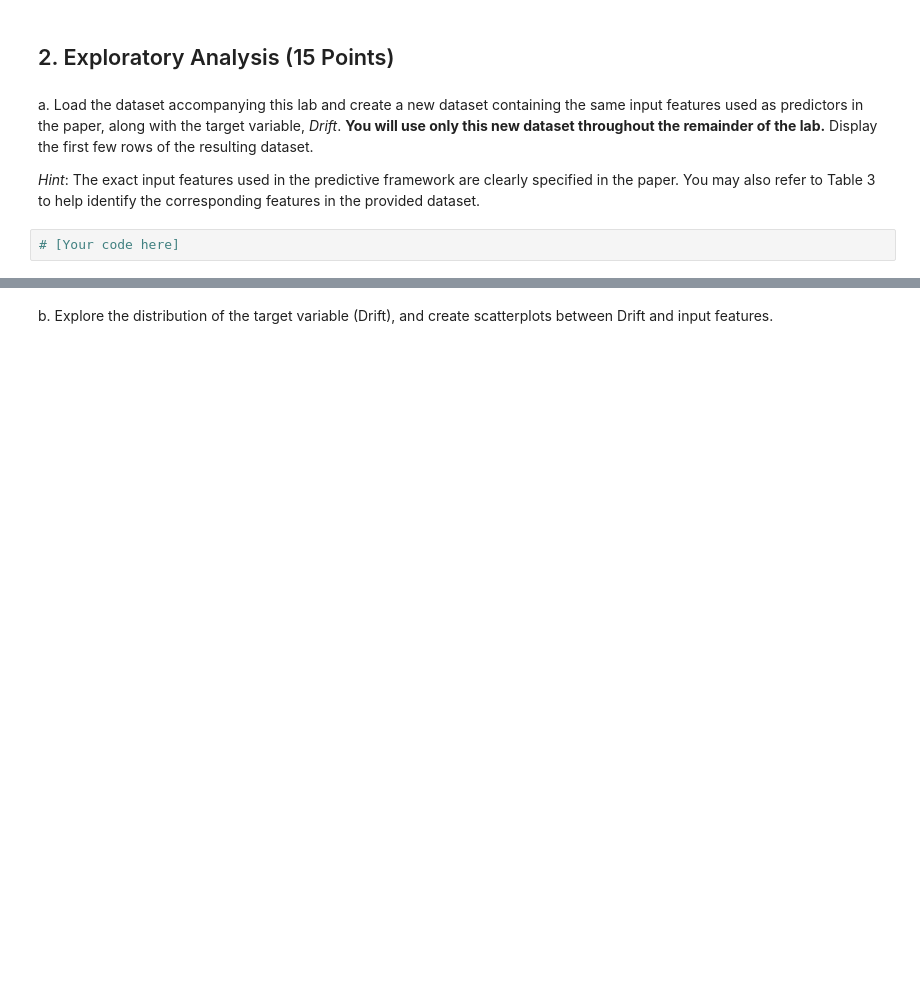
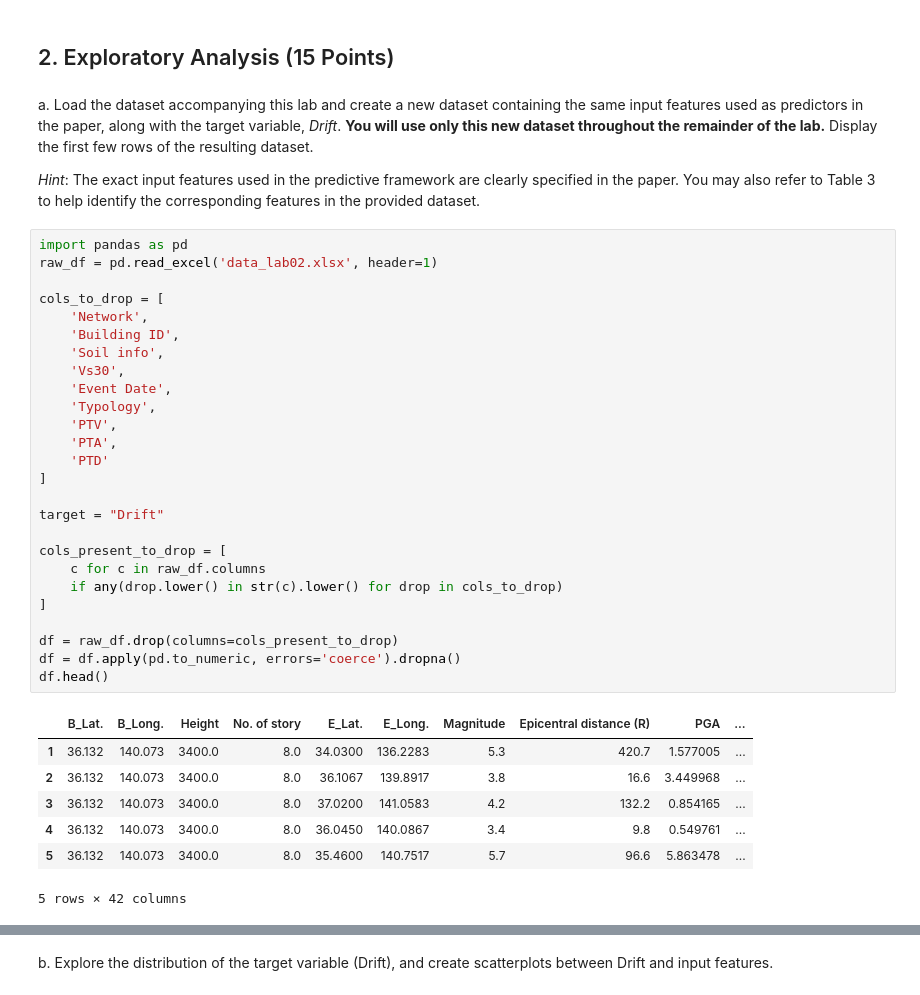
Before and after one commit to MaxGuryan9/Seismic-support-vector-regression_DS4021, a Jupyter notebook: 02-seismic-support-vector-regression.ipynb, the cells around one changed output, grey strips where cells are left out. Drawn from its saved outputs; the diff is of its cells as text; blank space fills up the shorter version.

```diff
--- a/02-seismic-support-vector-regression.ipynb
+++ b/02-seismic-support-vector-regression.ipynb
@@ -58,4 +86,36 @@ a. Load the dataset accompanying this lab and create a new dataset containing th
 
 *Hint*: The exact input features used in the predictive framework are clearly specified in the paper. You may also refer to Table 3 to help identify the corresponding features in the provided dataset.
 # %%
-# [Your code here]
+import pandas as pd
+raw_df = pd.read_excel('data_lab02.xlsx', header=1)
+
+cols_to_drop = [
+    'Network',
+    'Building ID',
+    'Soil info',
+    'Vs30',
+    'Event Date',
+    'Typology',
+    'PTV',
+    'PTA',
+    'PTD'
+]
+
+target = "Drift"
+
+cols_present_to_drop = [
+    c for c in raw_df.columns
+    if any(drop.lower() in str(c).lower() for drop in cols_to_drop)
+]
+
+df = raw_df.drop(columns=cols_present_to_drop)
+df = df.apply(pd.to_numeric, errors='coerce').dropna()
+df.head()
+# %% [output]
+|  | B_Lat. | B_Long. | Height | No. of story | E_Lat. | E_Long. | Magnitude | Epicentral distance (R) | PGA | ... |
+| 1 | 36.132 | 140.073 | 3400.0 | 8.0 | 34.0300 | 136.2283 | 5.3 | 420.7 | 1.577005 | ... |
+| 2 | 36.132 | 140.073 | 3400.0 | 8.0 | 36.1067 | 139.8917 | 3.8 | 16.6 | 3.449968 | ... |
+| 3 | 36.132 | 140.073 | 3400.0 | 8.0 | 37.0200 | 141.0583 | 4.2 | 132.2 | 0.854165 | ... |
+| 4 | 36.132 | 140.073 | 3400.0 | 8.0 | 36.0450 | 140.0867 | 3.4 | 9.8 | 0.549761 | ... |
+| 5 | 36.132 | 140.073 | 3400.0 | 8.0 | 35.4600 | 140.7517 | 5.7 | 96.6 | 5.863478 | ... |
+5 rows × 42 columns
```
Also changed, not shown: parts of 8 cells of this notebook.
